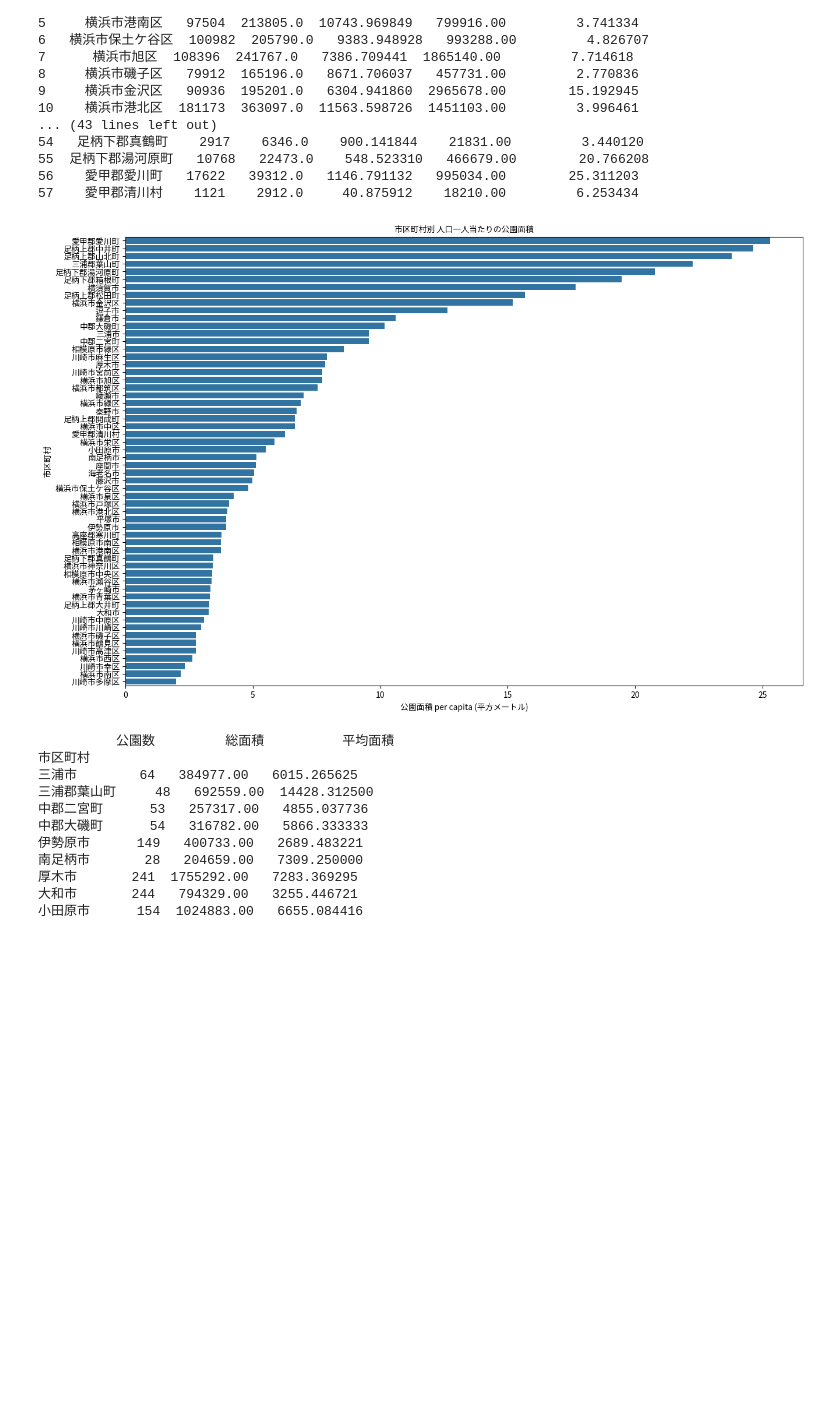
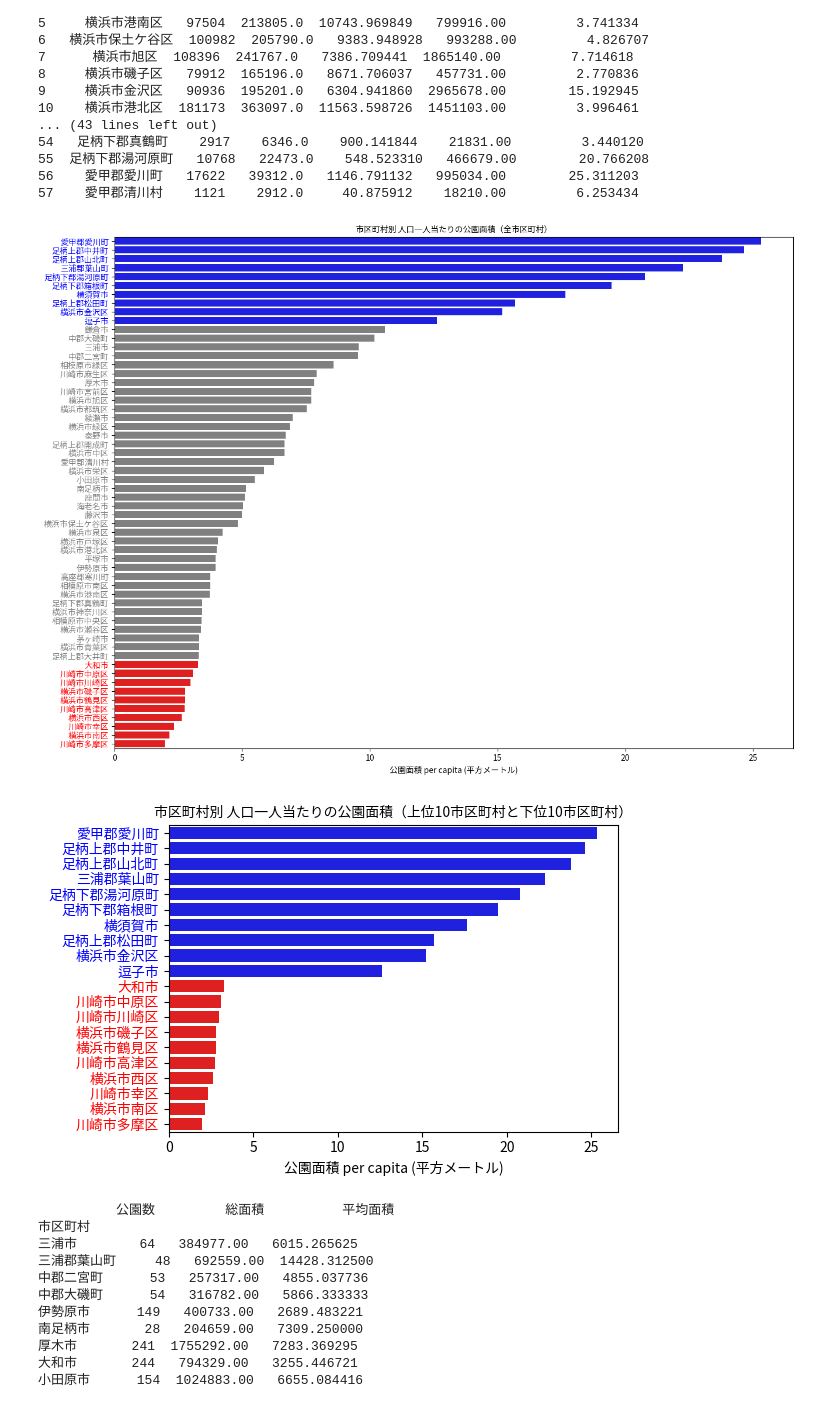
Before and after one commit to yasumasa718/park_data_intern, a Jupyter notebook: intern_kadai2.ipynb, the cells around one changed output. Drawn from its saved outputs; the diff is of its cells as text; code cells hidden in the pictures; blank space fills up the shorter version.

```diff
--- a/intern_kadai2.ipynb
+++ b/intern_kadai2.ipynb
@@ -64,14 +86,14 @@ import matplotlib.font_manager as fm
 
 import pandas as pd
 # ファイルの読み込み
-park_data_path = '/home/yasumasa-tezuka/intern_data/140007_park_(神奈川県公園データ)_修正版.xlsx'
+park_data_1 = '/home/yasumasa-tezuka/intern_data/140007_park_(神奈川県公園データ)_修正版.xlsx'
 population_data_path = '/home/yasumasa-tezuka/intern_data/jinkotosetai_r5_10.xlsx'
-df_parks = pd.read_excel(park_data_path)
+park_data = pd.read_excel(park_data_1)
 df_population = pd.read_excel(population_data_path)
 
 # 公園データの前処理
 columns_to_drop_parks = ['No.', '自治体名', '名称', '最終更新日']  # 分析に不要な列
-df_parks_cleaned = df_parks.drop(columns=columns_to_drop_parks)
+df_parks_cleaned = park_data.drop(columns=columns_to_drop_parks)
 df_parks_cleaned = df_parks_cleaned.fillna(0)  # 欠損値を0で埋める
 
 # '公園面積'列を数値型に変換（変換できない値はNaNになる）
@@ -121,22 +143,69 @@ print(merged_df)
 # %%
 import matplotlib.pyplot as plt
 import seaborn as sns
+import matplotlib.font_manager as fm
+import pandas as pd
+
 # 日本語フォントの設定
-# 以下は一例です。環境に合わせて適切なフォントパスを指定してください。
-# 例: font_path = '/usr/share/fonts/truetype/fonts-japanese-gothic.ttf'
 font_path = '/usr/share/fonts/opentype/noto/NotoSansCJK-Regular.ttc'
 font_prop = fm.FontProperties(fname=font_path)
 
-# データの可視化
-# データの可視化
-plt.figure(figsize=(15, 10))
-sns.barplot(x='公園面積_per_capita', y='市区町村', data=merged_df.sort_values('公園面積_per_capita', ascending=False))
+plt.rcParams['font.family'] = font_prop.get_name()
 
-plt.title('市区町村別 人口一人当たりの公園面積', fontproperties=font_prop)
+# データの準備
+sorted_df = merged_df.sort_values('公園面積_per_capita', ascending=False)
+
+# 上位10市区町村と下位10市区町村の取得
+top_10 = sorted_df.head(10)
+bottom_10 = sorted_df.tail(10)
+
+# カラーマッピング用の列を追加（全市区町村データ用）
+sorted_df['color'] = ['top' if name in top_10['市区町村'].values else 'bottom' if name in bottom_10['市区町村'].values else 'other' for name in sorted_df['市区町村']]
+
+# 上位10市区町村と下位10市区町村のみのデータフレームを作成
+top_bottom_df = pd.concat([top_10, bottom_10])
+
+# カラーマッピング用の列を追加（上位・下位データ用）
+top_bottom_df['color'] = ['top' if name in top_10['市区町村'].values else 'bottom' for name in top_bottom_df['市区町村']]
+
+# カラーパレットの設定
+palette = {'top': 'blue', 'bottom': 'red', 'other': 'grey'}
+
+# データの可視化（全市区町村）
+plt.figure(figsize=(15, 25))
+plt.subplot(2, 1, 1)  # 2行1列のグリッドの1番目のプロット
+barplot_all = sns.barplot(x='公園面積_per_capita', y='市区町村', data=sorted_df, hue='color', palette=palette, dodge=False)
+barplot_all.get_legend().remove()
+
+# 市区町村名の色の設定（全市区町村）
+for label in barplot_all.get_yticklabels():
+    name = label.get_text()
+    color = sorted_df[sorted_df['市区町村'] == name].iloc[0]['color']
+    label.set_color(palette.get(color, 'grey'))  # 色がない場合は灰色を使用
+
+plt.title('市区町村別 人口一人当たりの公園面積（全市区町村）', fontproperties=font_prop)
 plt.xlabel('公園面積 per capita (平方メートル)', fontproperties=font_prop)
-plt.ylabel('市区町村', fontproperties=font_prop)
+plt.ylabel('')
 plt.xticks(fontproperties=font_prop)
-plt.yticks(fontproperties=font_prop)
+
+# データの可視化（上位10市区町村と下位10市区町村のみ）
+plt.figure(figsize=(6, 4))  # グラフのサイズを調整
+barplot_top_bottom = sns.barplot(x='公園面積_per_capita', y='市区町村', data=top_bottom_df, hue='color', palette=palette, dodge=False)
+barplot_top_bottom.get_legend().remove()
+
+# 市区町村名の色の設定（上位10市区町村と下位10市区町村）
+for label in barplot_top_bottom.get_yticklabels():
+    name = label.get_text()
+    color = top_bottom_df[top_bottom_df['市区町村'] == name].iloc[0]['color']
+    label.set_color(palette[color])
+
+plt.title('市区町村別 人口一人当たりの公園面積（上位10市区町村と下位10市区町村）', fontproperties=font_prop)
+plt.xlabel('公園面積 per capita (平方メートル)', fontproperties=font_prop)
+plt.ylabel('')
+plt.xticks(fontproperties=font_prop)
+
+plt.tight_layout()  # サブプロット間のスペースを調整
 plt.show()
 # %% [output]
-[figure, old version]
+[figure, new version]
+[figure, added]
```
Also changed, not shown: parts of 12 cells of this notebook.
